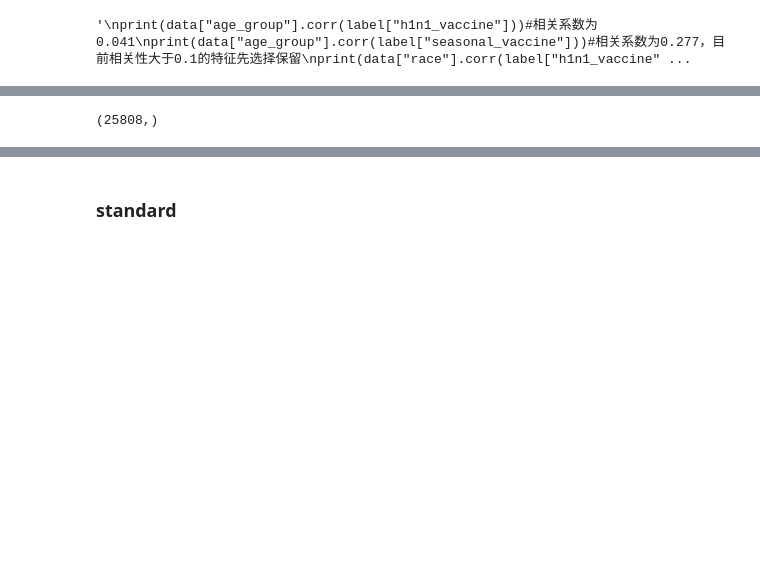
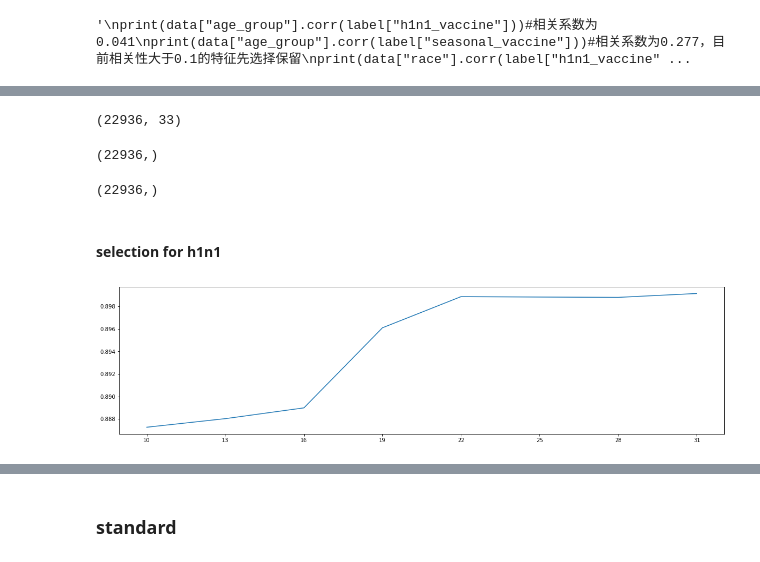
Before and after one commit to ludaiseattle/DMA_sub, a Jupyter notebook: Coursework1.ipynb, the cells around one changed output, grey strips where cells are left out. Drawn from its saved outputs; the diff is of its cells as text; code cells hidden in the pictures; blank space fills up the shorter version.

```diff
--- a/Coursework1.ipynb
+++ b/Coursework1.ipynb
@@ -108,6 +103,6 @@ Name: seasonal_vaccine, dtype: int64
 # %%
 ### drop
 # %%
-data = data.dropna(thresh=30).copy()  # drop rows that have less than 30 non-NaN
+data = data.dropna(thresh=35).copy()  # drop rows that have less than 30 non-NaN
 data.shape
 # %% [output]
@@ -451,0 +433,6 @@ X.shape
+# %%
+X_h1n1 = data.iloc[:, 1:]
+X_seasonal = data.iloc[:, 1:]
+y_h1n1 = data.iloc[:, 0]
+y_seasonal = data.iloc[:, 1]
+y_seasonal.describe().T
@@ -452,4 +449,14 @@ X.shape
+# %%
+X_h1n1.shape
+# %% [output]
+(22936, 33)
 # %%
-y.shape
+y_h1n1.shape
 # %% [output]
-(25808,)
+(22936,)
+# %%
+y_seasonal.shape
+# %% [output]
+(22936,)
+# %% [markdown]
+#### selection for h1n1
@@ -455,0 +465,17 @@ y.shape
+# %%
+from sklearn.ensemble import RandomForestClassifier as RFC
+from sklearn.model_selection import cross_val_score
+from sklearn.feature_selection import RFE
+
+RFC_ = RFC(n_estimators=100,random_state=0).fit(X_h1n1,y_h1n1)
+score = []
+for i in range(10,33,3):
+    x_wrapper = RFE(RFC_,n_features_to_select=i,step=3).fit_transform(X_h1n1,y_h1n1)
+    once = cross_val_score(GradientBoostingClassifier(),x_wrapper,y_h1n1,cv=10,scoring='roc_auc').mean()
+    score.append(once)
+plt.figure(figsize=[20,5])
+plt.plot(range(10,33,3),score)
+plt.xticks(range(10,33,3))
+plt.show()
+# %% [output]
+[figure, added]
```
Also changed, not shown: parts of 44 cells of this notebook.
